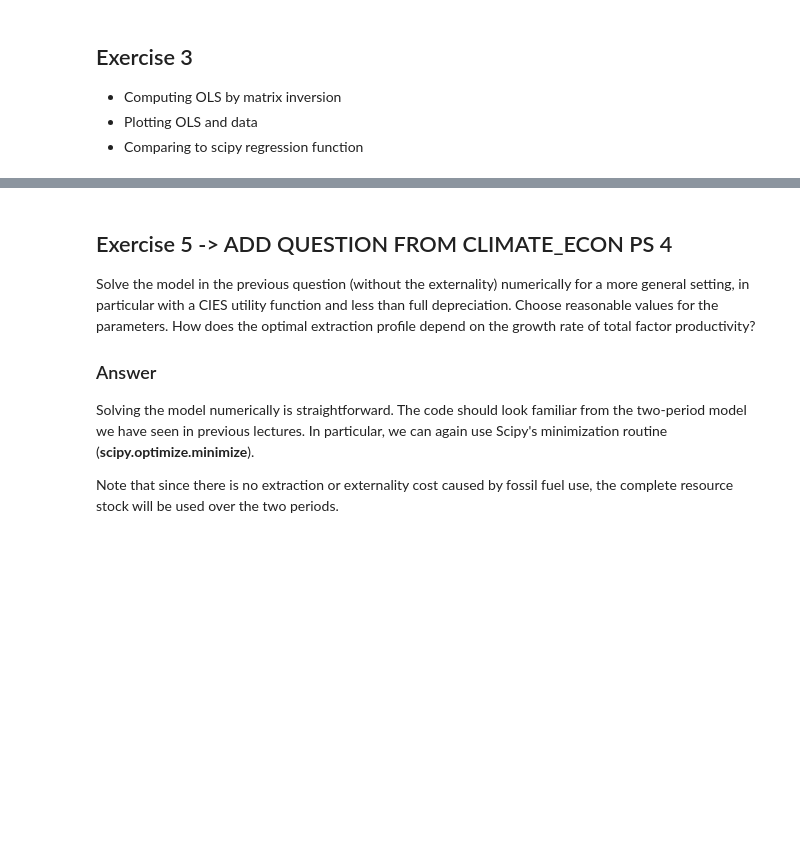
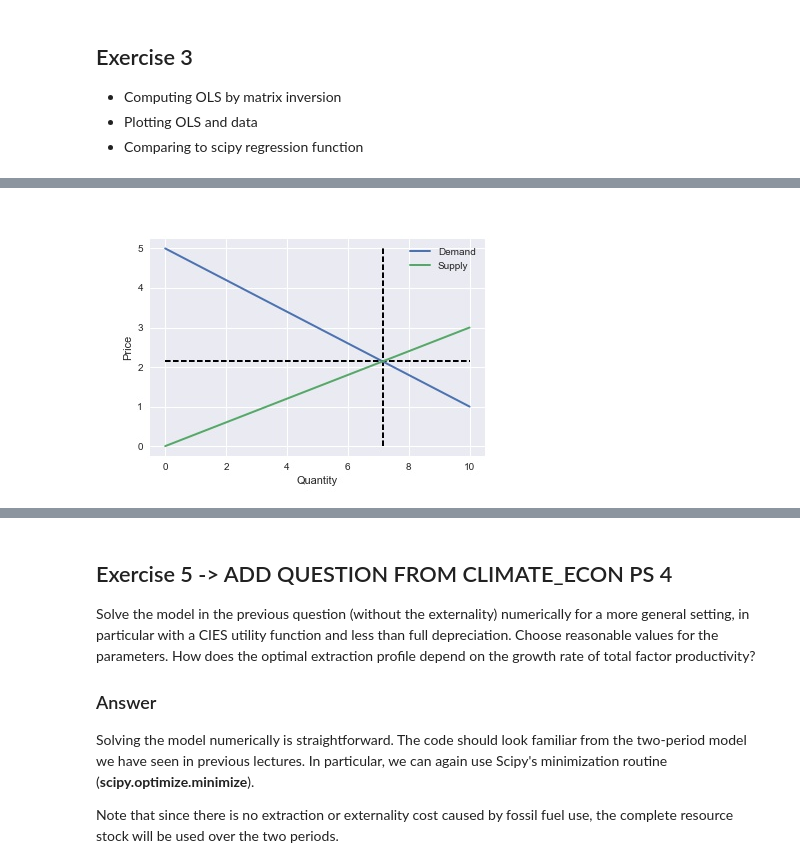
Before and after one commit to Moony2D/Python-Intro-ifo, a Jupyter notebook: PS_Scipy.ipynb, the cells around one changed output, grey strips where cells are left out. Cells and saved outputs as stored; diff of their text form; code cells hidden in the pictures; blank space fills up the shorter version.

Commit message:
Modifies PS_Scipy: adds question on demand/supply (simple root finding and plotting )

```diff
--- a/PS_Scipy.ipynb
+++ b/PS_Scipy.ipynb
@@ -14,0 +24,5 @@ Some optimization problem
+# %%
+from IPython.display import Image
+Image('marketprice.jpg')
+# %% [output]
+[figure, added]
```
Also changed, not shown: parts of 3 cells of this notebook.
